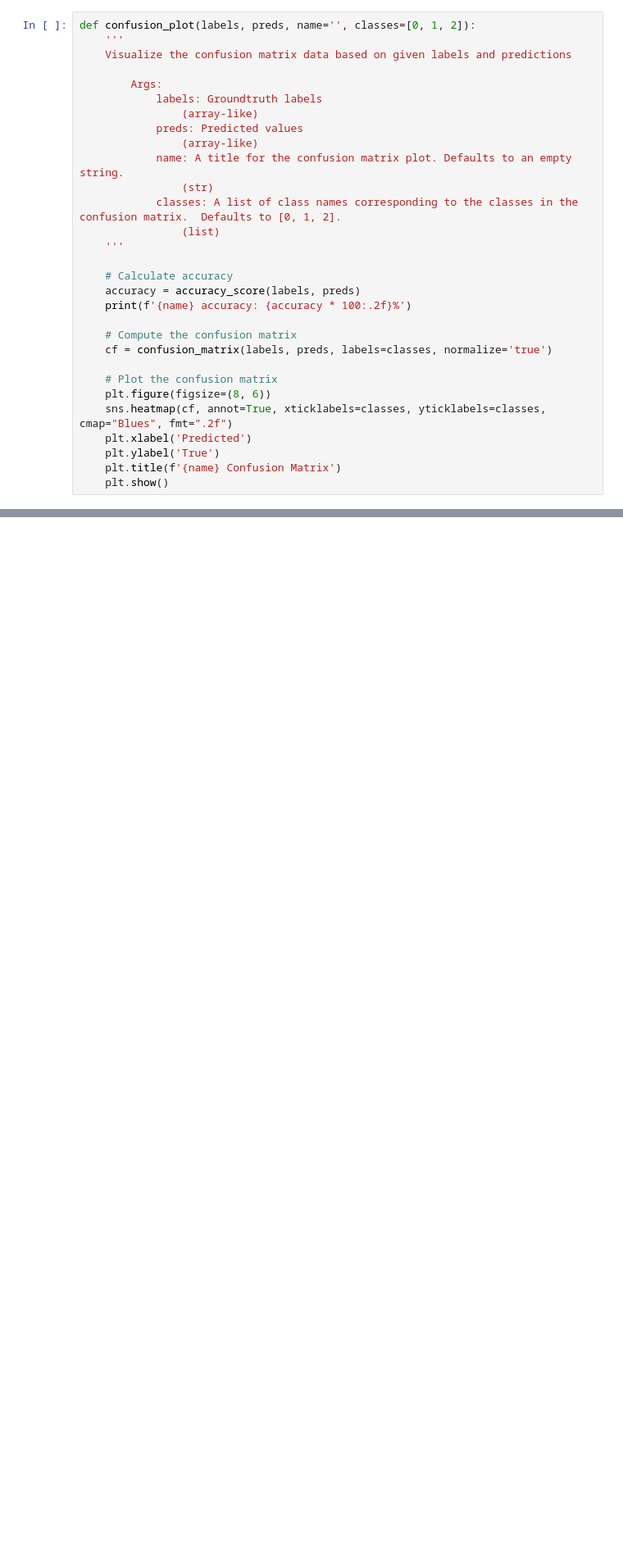
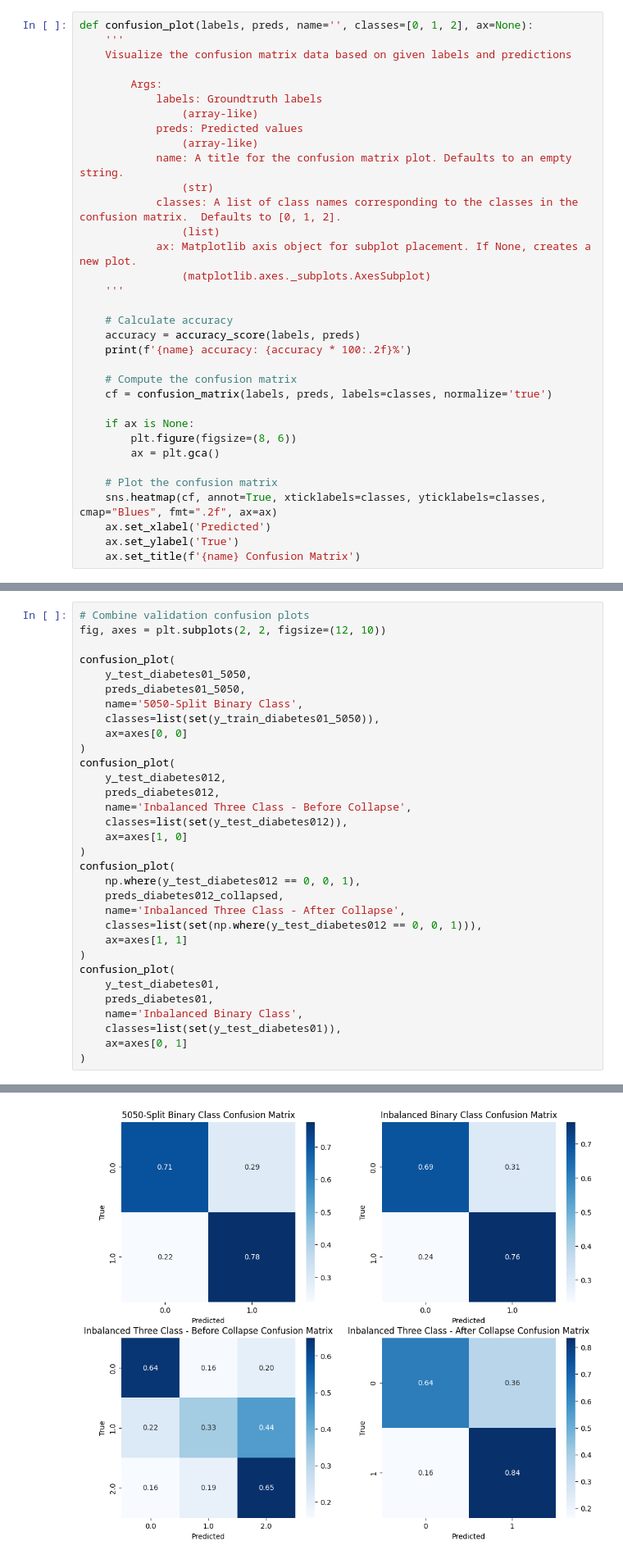
Before and after one commit to Panta-Rhei-LZ/DS-9000-Project-Data, a Jupyter notebook: Boosting.ipynb, the cells around one changed output, grey strips where cells are left out. Shown: that part at 82% size. Drawn from its saved outputs; the diff is of its cells as text; blank space fills up the shorter version.

Commit message:
Added a section to combine resulted confusion plots and feature importance plots

```diff
--- a/Boosting.ipynb
+++ b/Boosting.ipynb
@@ -28,7 +28,7 @@ print(f'Current device is: {device}')
 # %% [output]
 Current device is: cuda
 # %%
-def confusion_plot(labels, preds, name='', classes=[0, 1, 2]):
+def confusion_plot(labels, preds, name='', classes=[0, 1, 2], ax=None):
     '''
     Visualize the confusion matrix data based on given labels and predictions
 
@@ -41,6 +41,8 @@ def confusion_plot(labels, preds, name='', classes=[0, 1, 2]):
                 (str)
             classes: A list of class names corresponding to the classes in the confusion matrix.  Defaults to [0, 1, 2].
                 (list)
+            ax: Matplotlib axis object for subplot placement. If None, creates a new plot.
+                (matplotlib.axes._subplots.AxesSubplot)
     '''
 
     # Calculate accuracy
@@ -50,13 +52,15 @@ def confusion_plot(labels, preds, name='', classes=[0, 1, 2]):
     # Compute the confusion matrix
     cf = confusion_matrix(labels, preds, labels=classes, normalize='true')
 
+    if ax is None:
+        plt.figure(figsize=(8, 6))
+        ax = plt.gca()
+
     # Plot the confusion matrix
-    plt.figure(figsize=(8, 6))
-    sns.heatmap(cf, annot=True, xticklabels=classes, yticklabels=classes, cmap="Blues", fmt=".2f")
-    plt.xlabel('Predicted')
-    plt.ylabel('True')
-    plt.title(f'{name} Confusion Matrix')
-    plt.show()
+    sns.heatmap(cf, annot=True, xticklabels=classes, yticklabels=classes, cmap="Blues", fmt=".2f", ax=ax)
+    ax.set_xlabel('Predicted')
+    ax.set_ylabel('True')
+    ax.set_title(f'{name} Confusion Matrix')
 # %%
 def paramGridSearchCV(model, param_grid, X_train, y_train, num_cv=3, verbose=3):
     '''
@@ -444,0 +451,33 @@ Valid accuracy: 70.04%
+# %%
+# Combine validation confusion plots
+fig, axes = plt.subplots(2, 2, figsize=(12, 10))
+
+confusion_plot(
+    y_test_diabetes01_5050,
+    preds_diabetes01_5050,
+    name='5050-Split Binary Class',
+    classes=list(set(y_train_diabetes01_5050)),
+    ax=axes[0, 0]
+)
+confusion_plot(
+    y_test_diabetes012,
+    preds_diabetes012,
+    name='Inbalanced Three Class - Before Collapse',
+    classes=list(set(y_test_diabetes012)),
+    ax=axes[1, 0]
+)
+confusion_plot(
+    np.where(y_test_diabetes012 == 0, 0, 1),
+    preds_diabetes012_collapsed,
+    name='Inbalanced Three Class - After Collapse',
+    classes=list(set(np.where(y_test_diabetes012 == 0, 0, 1))),
+    ax=axes[1, 1]
+)
+confusion_plot(
+    y_test_diabetes01,
+    preds_diabetes01,
+    name='Inbalanced Binary Class',
+    classes=list(set(y_test_diabetes01)),
+    ax=axes[0, 1]
+)
+# %% [output]
@@ -444,0 +488 @@ Valid accuracy: 70.04%
+[figure, added]
```
Also changed, not shown: parts of 6 cells of this notebook.
